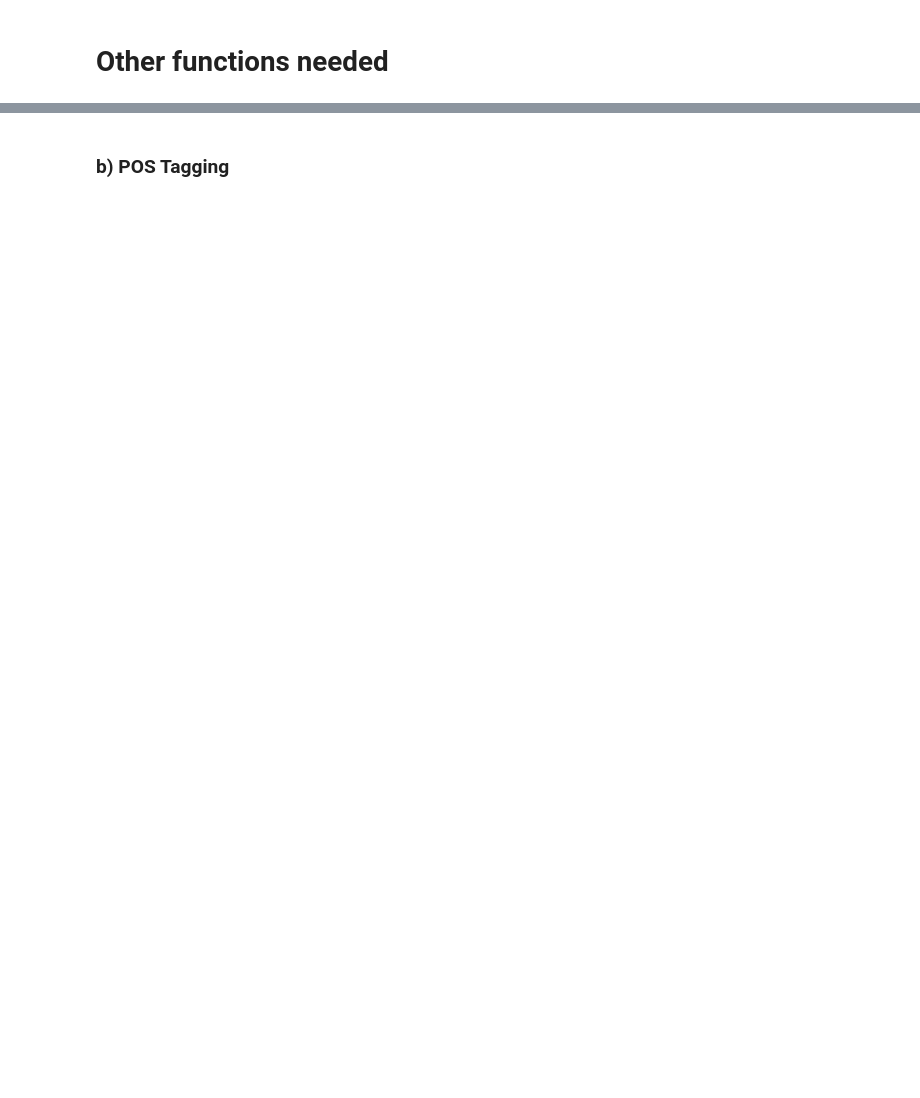
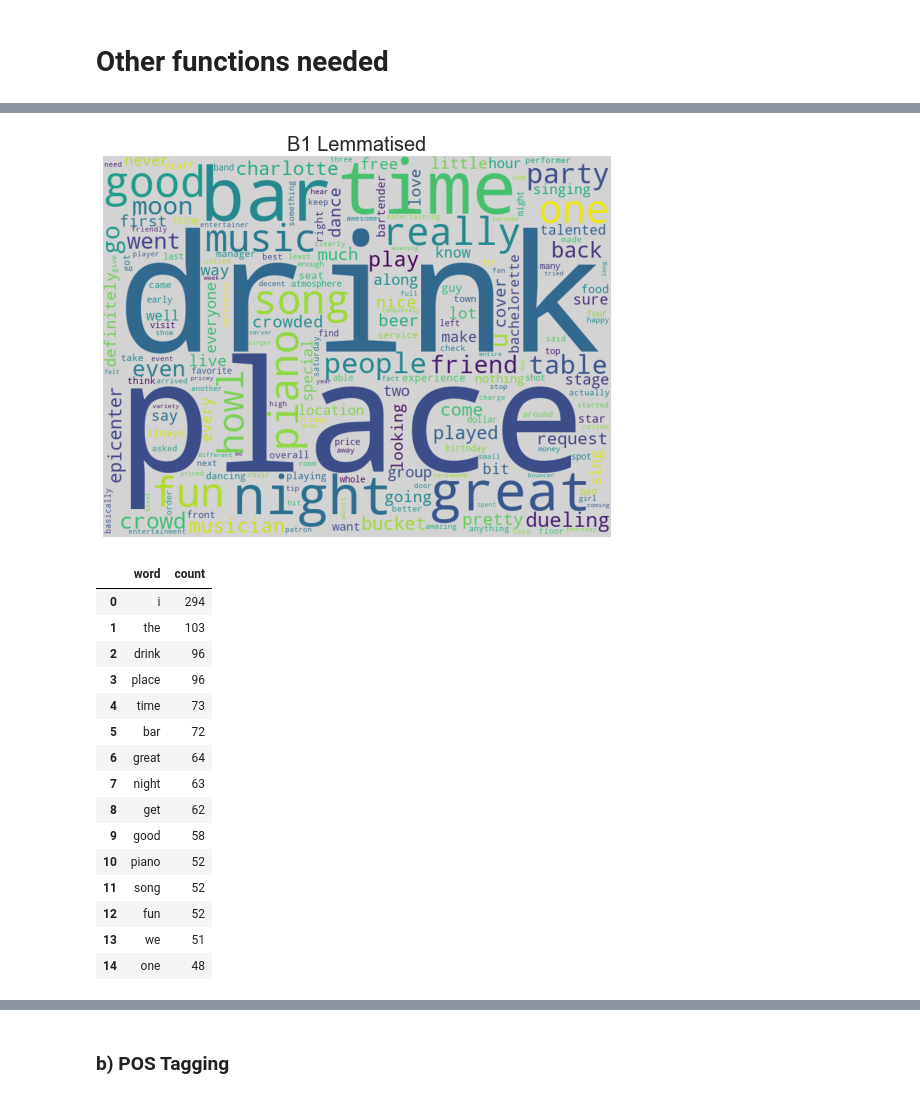
Before and after one commit to ABHISHEK03312/NLP-Assignment1, a Jupyter notebook: NLP-assigment.ipynb, the cells around one changed output, grey strips where cells are left out. Cells and saved outputs as stored; diff of their text form; code cells hidden in the pictures; blank space fills up the shorter version.

```diff
--- a/NLP-assigment.ipynb
+++ b/NLP-assigment.ipynb
@@ -142,0 +217,28 @@ Wordnet_lematization_B2=business_wordnet(reviews_B2_sentences)
+# %%
+Porter_Stemming_B1=business_poter(reviews_B1_sentences)
+Lancaster_Stemming_B1=business_lancaster(reviews_B1_sentences)
+Wordnet_lematization_B1=business_wordnet(reviews_B1_sentences)
+#display word frequency distribution here
+## I've just displayed for Wordnet_lemmatization, can just change Params
+lemmatised_sentences_appended_b1=append_tokens(Wordnet_lematization_B1)
+show_wordclouds(lemmatised_sentences_appended_b1, "B1 Lemmatised")
+lemma_B1_freq_table=frequencyDistribution(lemmatised_sentences_appended_b1)
+lemma_B1_freq_table[0:15]
+# %% [output]
+[figure, added]
+|  | word | count |
+| 0 | i | 294 |
+| 1 | the | 103 |
+| 2 | drink | 96 |
+| 3 | place | 96 |
+| 4 | time | 73 |
+| 5 | bar | 72 |
+| 6 | great | 64 |
+| 7 | night | 63 |
+| 8 | get | 62 |
+| 9 | good | 58 |
+| 10 | piano | 52 |
+| 11 | song | 52 |
+| 12 | fun | 52 |
+| 13 | we | 51 |
+| 14 | one | 48 |
```
Also changed, not shown: parts of 28 cells of this notebook.
